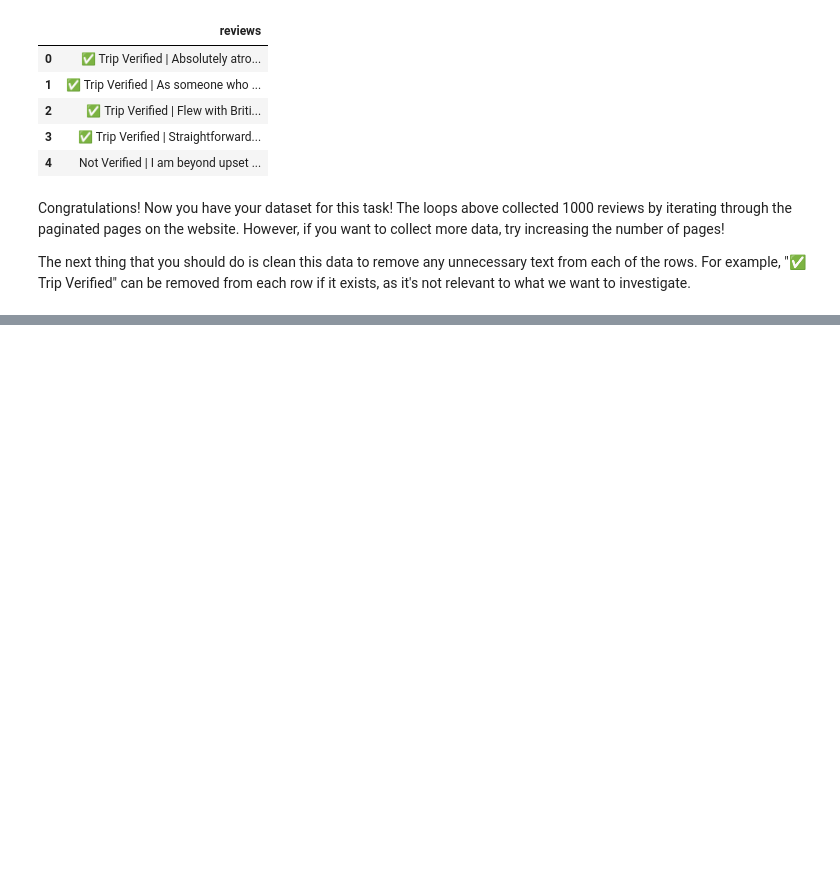
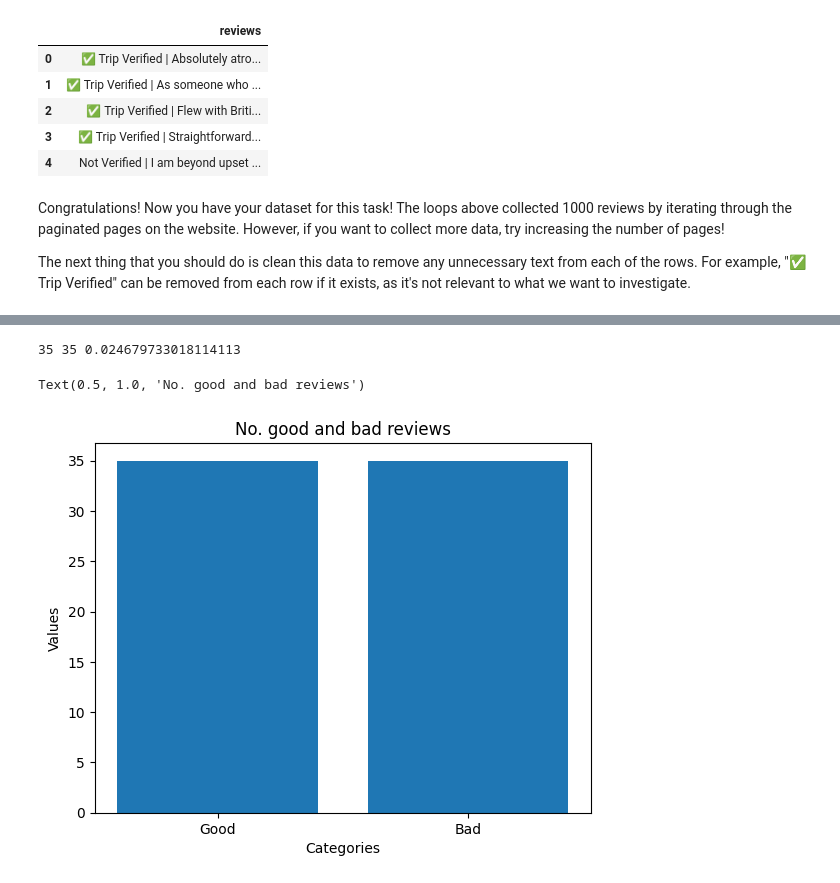
Before and after one commit to Kashmiryy/BA_DataScience, a Jupyter notebook: getting_started.ipynb, the cells around one changed output, grey strips where cells are left out. Saved outputs shown, nothing was run; the diff lists cells and outputs as text; code cells hidden in the pictures; blank space fills up the shorter version.

Commit message:
Finished poduct, includes topic modelling, sentiment analysis and wordclouding.

```diff
--- a/getting_started.ipynb
+++ b/getting_started.ipynb
@@ -87,0 +108,23 @@ data.to_csv("data/BA_reviews.csv")
+# %%
+chunked_data = []
+good = 0
+bad = 0
+total = 0
+x = 0
+for chunk in pd.read_csv("data/BA_reviews.csv", chunksize=1):
+    # Process each row (chunk) here
+    for index, row in chunk.iterrows():
+        analysis = TextBlob(str(row[1]))
+        sentiment = analysis.sentiment.polarity
+        if sentiment > 0:
+            good = good + 1
+        if sentiment < 0:
+            bad = bad + 1
+
+        x=x+1
+
+        total = total + sentiment
+        chunked_data.append(sentiment)
+        #chunked_data.append(row[1])
+    average_sentiment = total/x
+print(chunked_data)
@@ -87,0 +152,13 @@ data.to_csv("data/BA_reviews.csv")
+# %%
+print(good,bad,average_sentiment)
+
+categories = ['Good', 'Bad']
+values = [good, bad]
+plt.bar(categories, values)
+plt.xlabel('Categories')
+plt.ylabel('Values')
+plt.title('No. good and bad reviews')
+# %% [output]
+35 35 0.024679733018114113
+Text(0.5, 1.0, 'No. good and bad reviews')
+[figure, added]
```
Also changed, not shown: parts of 8 cells of this notebook, 1 other file.
